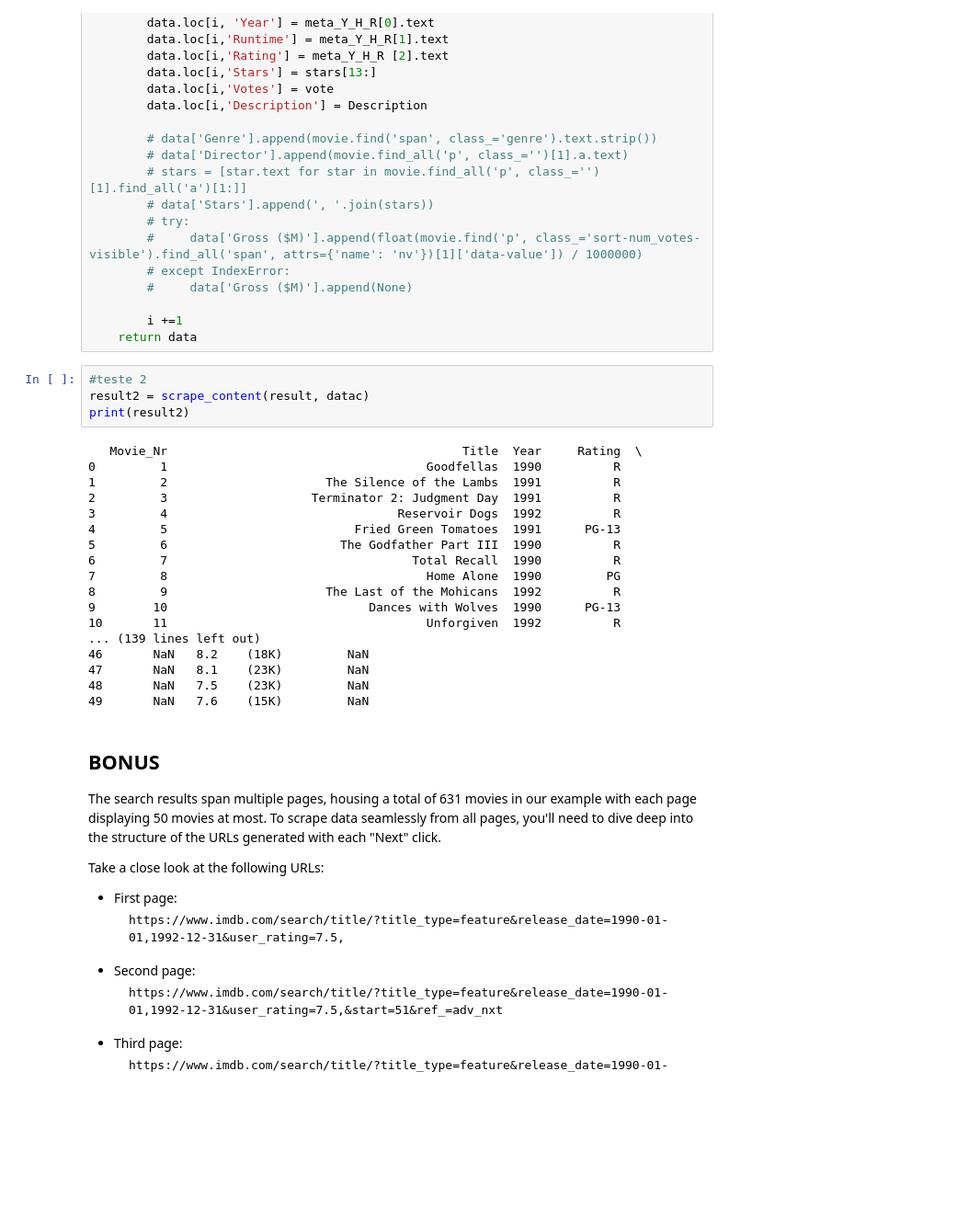
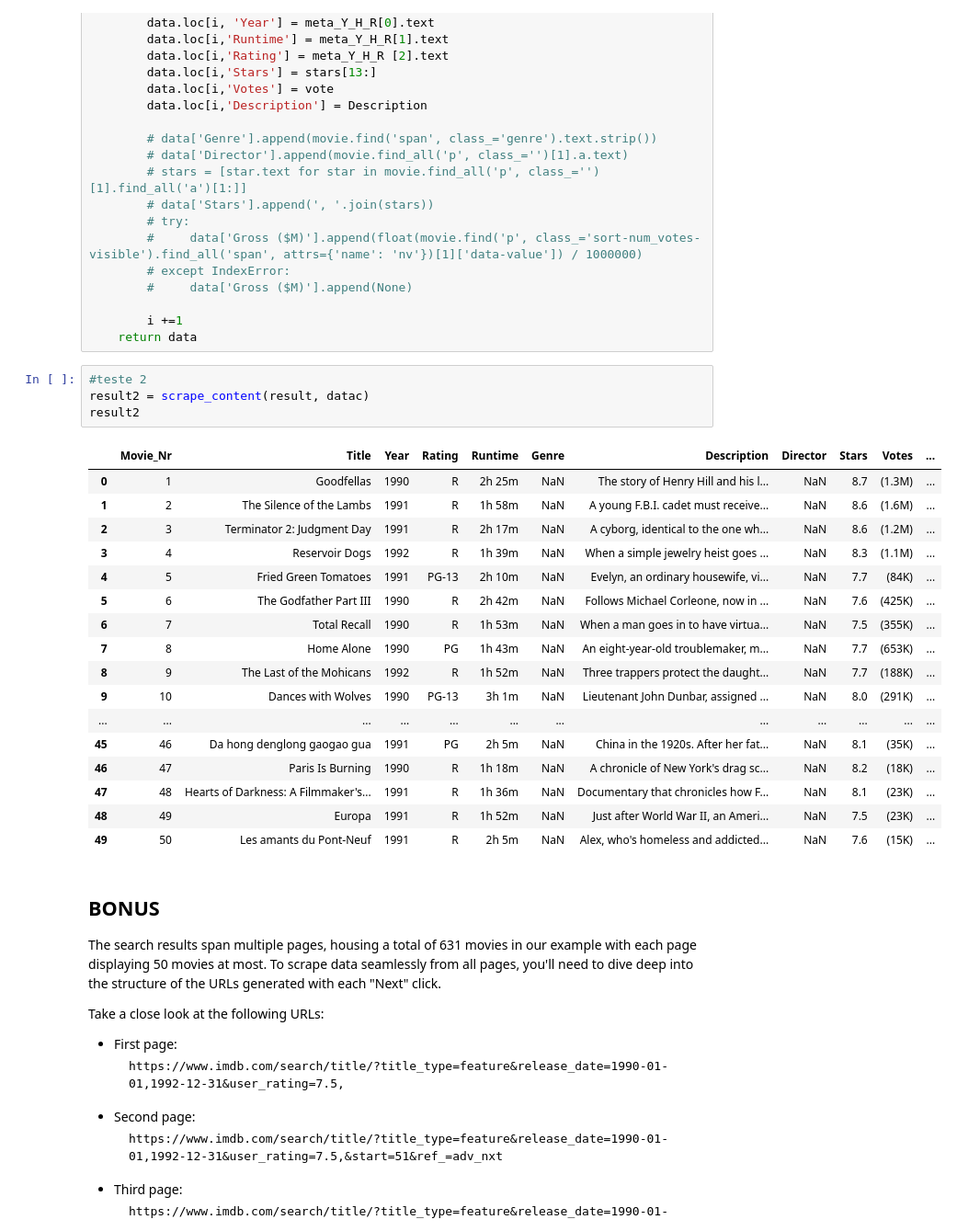
Before and after one commit to data-bootcamp-v4/lab-web-scraping, a Jupyter notebook: lab-web-scraping.ipynb, the cells around one changed output. Shown: that part at 92% size. Drawn from its saved outputs; the diff is of its cells as text; blank space fills up the shorter version.

```diff
--- a/lab-web-scraping.ipynb
+++ b/lab-web-scraping.ipynb
@@ -148,25 +148,25 @@ def scrape_content(movies,data):
 # %%
 #teste 2
 result2 = scrape_content(result, datac)
-print(result2)
+result2
 # %% [output]
-   Movie_Nr                                         Title  Year     Rating  \
-0         1                                    Goodfellas  1990          R
-1         2                      The Silence of the Lambs  1991          R
-2         3                    Terminator 2: Judgment Day  1991          R
-3         4                                Reservoir Dogs  1992          R
-4         5                          Fried Green Tomatoes  1991      PG-13
-5         6                        The Godfather Part III  1990          R
-6         7                                  Total Recall  1990          R
-7         8                                    Home Alone  1990         PG
-8         9                      The Last of the Mohicans  1992          R
-9        10                            Dances with Wolves  1990      PG-13
-10       11                                    Unforgiven  1992          R
-... (139 lines left out)
-46       NaN   8.2    (18K)         NaN
-47       NaN   8.1    (23K)         NaN
-48       NaN   7.5    (23K)         NaN
-49       NaN   7.6    (15K)         NaN
+|  | Movie_Nr | Title | Year | Rating | Runtime | Genre | Description | Director | Stars | Votes | ... |
+| 0 | 1 | Goodfellas | 1990 | R | 2h 25m | NaN | The story of Henry Hill and his l... | NaN | 8.7 | (1.3M) | ... |
+| 1 | 2 | The Silence of the Lambs | 1991 | R | 1h 58m | NaN | A young F.B.I. cadet must receive... | NaN | 8.6 | (1.6M) | ... |
+| 2 | 3 | Terminator 2: Judgment Day | 1991 | R | 2h 17m | NaN | A cyborg, identical to the one wh... | NaN | 8.6 | (1.2M) | ... |
+| 3 | 4 | Reservoir Dogs | 1992 | R | 1h 39m | NaN | When a simple jewelry heist goes ... | NaN | 8.3 | (1.1M) | ... |
+| 4 | 5 | Fried Green Tomatoes | 1991 | PG-13 | 2h 10m | NaN | Evelyn, an ordinary housewife, vi... | NaN | 7.7 | (84K) | ... |
+| 5 | 6 | The Godfather Part III | 1990 | R | 2h 42m | NaN | Follows Michael Corleone, now in ... | NaN | 7.6 | (425K) | ... |
+| 6 | 7 | Total Recall | 1990 | R | 1h 53m | NaN | When a man goes in to have virtua... | NaN | 7.5 | (355K) | ... |
+| 7 | 8 | Home Alone | 1990 | PG | 1h 43m | NaN | An eight-year-old troublemaker, m... | NaN | 7.7 | (653K) | ... |
+| 8 | 9 | The Last of the Mohicans | 1992 | R | 1h 52m | NaN | Three trappers protect the daught... | NaN | 7.7 | (188K) | ... |
+| 9 | 10 | Dances with Wolves | 1990 | PG-13 | 3h 1m | NaN | Lieutenant John Dunbar, assigned ... | NaN | 8.0 | (291K) | ... |
+| ... | ... | ... | ... | ... | ... | ... | ... | ... | ... | ... | ... |
+| 45 | 46 | Da hong denglong gaogao gua | 1991 | PG | 2h 5m | NaN | China in the 1920s. After her fat... | NaN | 8.1 | (35K) | ... |
+| 46 | 47 | Paris Is Burning | 1990 | R | 1h 18m | NaN | A chronicle of New York's drag sc... | NaN | 8.2 | (18K) | ... |
+| 47 | 48 | Hearts of Darkness: A Filmmaker's... | 1991 | R | 1h 36m | NaN | Documentary that chronicles how F... | NaN | 8.1 | (23K) | ... |
+| 48 | 49 | Europa | 1991 | R | 1h 52m | NaN | Just after World War II, an Ameri... | NaN | 7.5 | (23K) | ... |
+| 49 | 50 | Les amants du Pont-Neuf | 1991 | R | 2h 5m | NaN | Alex, who's homeless and addicted... | NaN | 7.6 | (15K) | ... |
 # %% [markdown]
 ## BONUS
 
```
